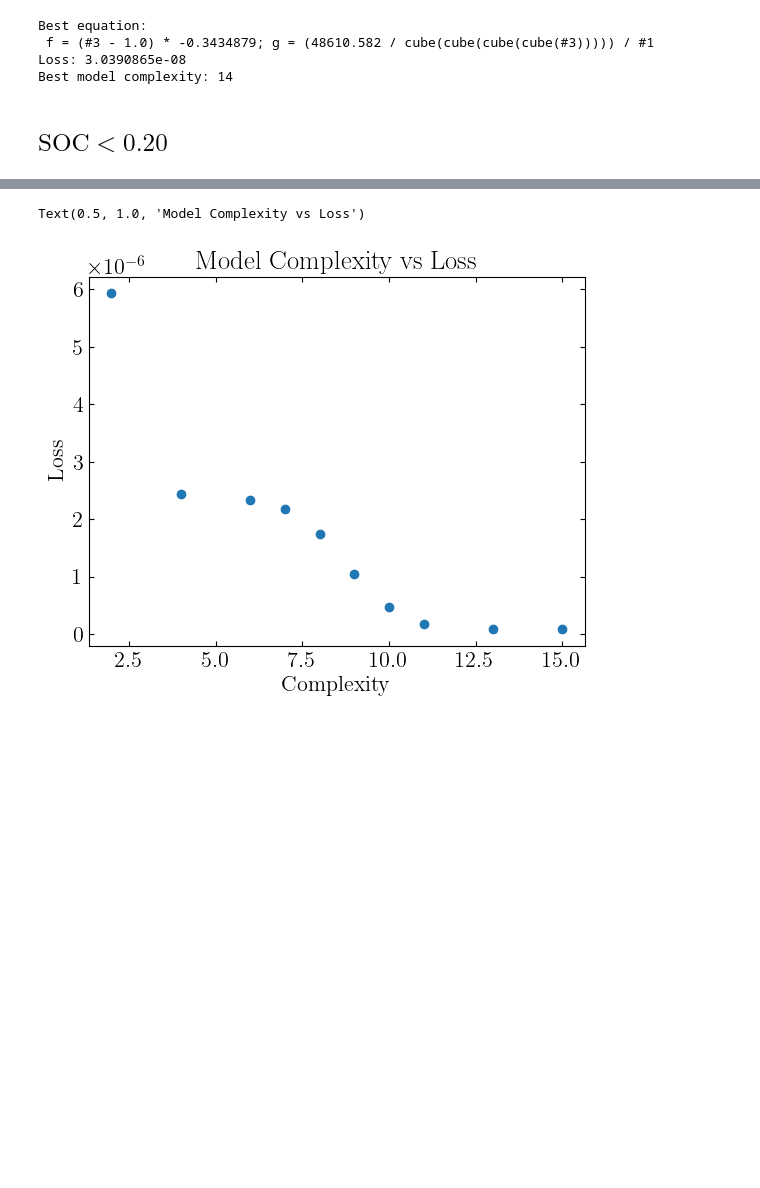
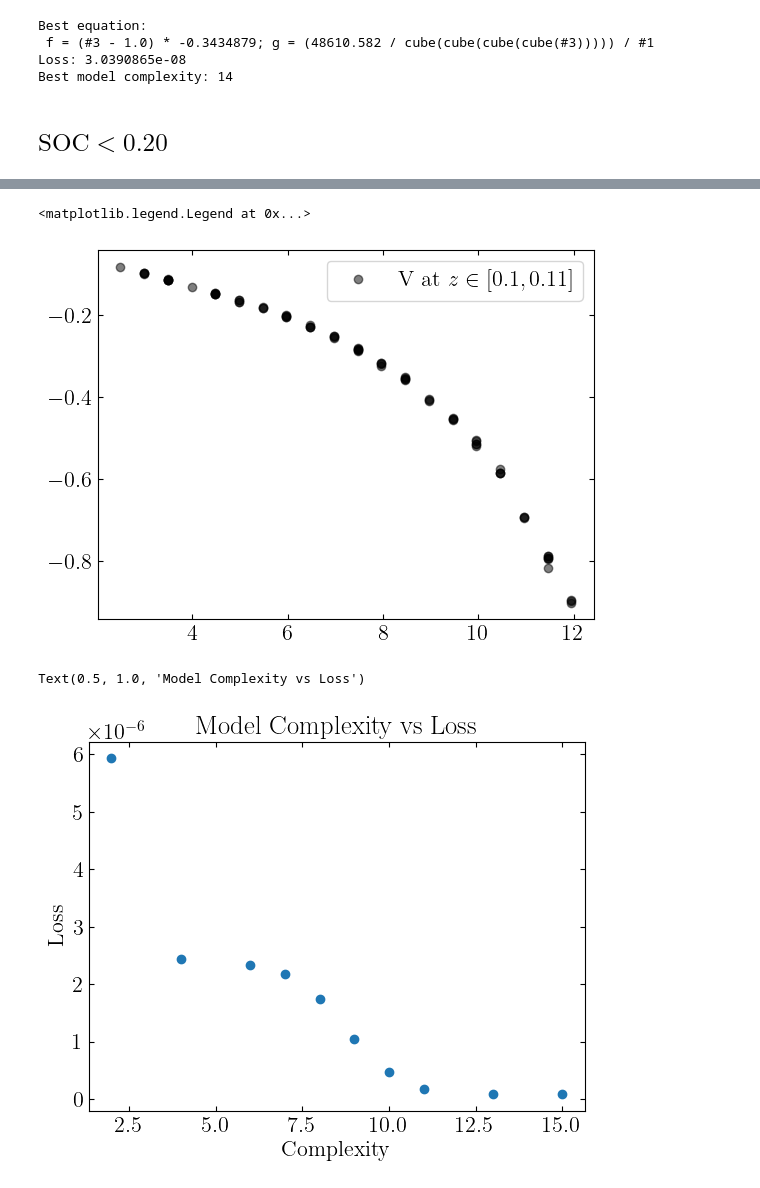
Before and after one commit to j-haralds/MSc_thesis, a Jupyter notebook: program/5_Multi/symbols/4_JH_symbol_multi.ipynb, the cells around one changed output, grey strips where cells are left out. Drawn from its saved outputs; the diff is of its cells as text; code cells hidden in the pictures; blank space fills up the shorter version.

```diff
--- a/program/5_Multi/symbols/4_JH_symbol_multi.ipynb
+++ b/program/5_Multi/symbols/4_JH_symbol_multi.ipynb
@@ -344,3 +359,15 @@ Y_data shape: (43943,)
+# %%
+z_low = 0.1
+z_high = z_low + 0.01
+for i in df['trajectory'].unique():
+    if i < 10:
+        pass
+    else:
+        plt.plot(data['I'][(data['soc'] > z_low)&(data['soc'] < z_high)&(data['trajectory'] == i)].mean(), data['eta'][(data['soc'] > z_low)&(data['soc'] < z_high)&(data['trajectory'] == i)].mean(), 'o', color=colors[3], alpha=0.5)
+plt.legend([rf'V at $z\in[{z_low},{z_high}]$'])
+# %% [output]
+<matplotlib.legend.Legend at 0x...>
+[figure, added]
 # %%
 import_reload()
 model_low = JH_symbol.run_symbolic_regression(X_data, Y_data, model = None, run_id = 'low_soc')
```
Also changed, not shown: parts of 4 cells of this notebook, 6 other files.
